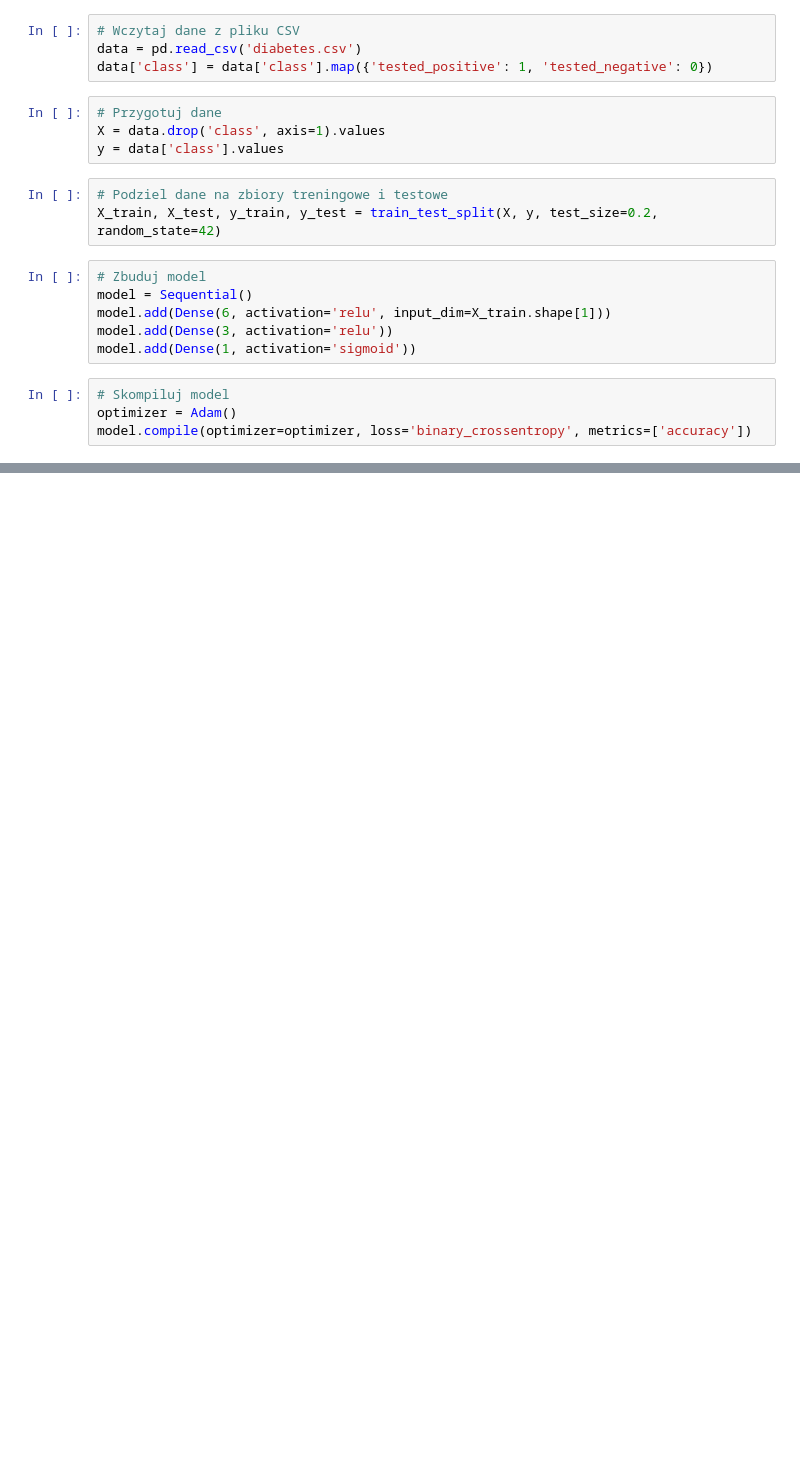
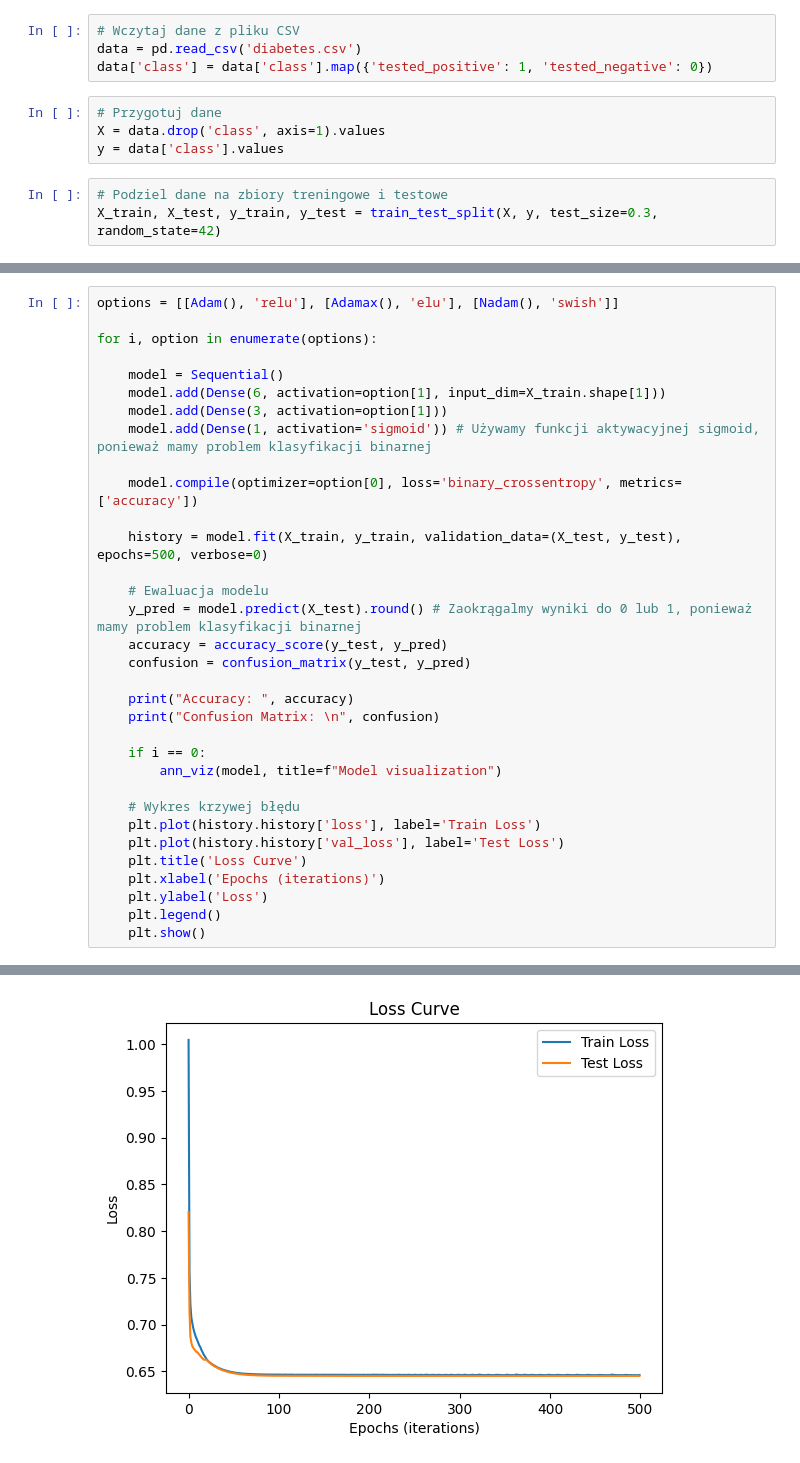
Before and after one commit to Karol-Wisniewski/ComputationalIntelligence, a Jupyter notebook: Lab06/zad4.ipynb, the cells around one changed output, grey strips where cells are left out. Cells and saved outputs as stored; diff of their text form; blank space fills up the shorter version.

```diff
--- a/Lab06/zad4.ipynb
+++ b/Lab06/zad4.ipynb
@@ -17,14 +23,4 @@ X = data.drop('class', axis=1).values
 y = data['class'].values
 # %%
 # Podziel dane na zbiory treningowe i testowe
-X_train, X_test, y_train, y_test = train_test_split(X, y, test_size=0.2, random_state=42)
+X_train, X_test, y_train, y_test = train_test_split(X, y, test_size=0.3, random_state=42)
-# %%
-# Zbuduj model
-model = Sequential()
-model.add(Dense(6, activation='relu', input_dim=X_train.shape[1]))
-model.add(Dense(3, activation='relu'))
-model.add(Dense(1, activation='sigmoid'))
-# %%
-# Skompiluj model
-optimizer = Adam()
-model.compile(optimizer=optimizer, loss='binary_crossentropy', metrics=['accuracy'])
@@ -62,0 +31,34 @@ plt.show()
+# %%
+options = [[Adam(), 'relu'], [Adamax(), 'elu'], [Nadam(), 'swish']]
+
+for i, option in enumerate(options):
+
+    model = Sequential()
+    model.add(Dense(6, activation=option[1], input_dim=X_train.shape[1]))
+    model.add(Dense(3, activation=option[1]))
+    model.add(Dense(1, activation='sigmoid')) # Używamy funkcji aktywacyjnej sigmoid, ponieważ mamy problem klasyfikacji binarnej
+
+    model.compile(optimizer=option[0], loss='binary_crossentropy', metrics=['accuracy'])
+
+    history = model.fit(X_train, y_train, validation_data=(X_test, y_test), epochs=500, verbose=0)
+
+    # Ewaluacja modelu
+    y_pred = model.predict(X_test).round() # Zaokrągalmy wyniki do 0 lub 1, ponieważ mamy problem klasyfikacji binarnej
+    accuracy = accuracy_score(y_test, y_pred)
+    confusion = confusion_matrix(y_test, y_pred)
+
+    print("Accuracy: ", accuracy)
+    print("Confusion Matrix: \n", confusion)
+
+    if i == 0:
+        ann_viz(model, title=f"Model visualization")
+
+    # Wykres krzywej błędu
+    plt.plot(history.history['loss'], label='Train Loss')
+    plt.plot(history.history['val_loss'], label='Test Loss')
+    plt.title('Loss Curve')
+    plt.xlabel('Epochs (iterations)')
+    plt.ylabel('Loss')
+    plt.legend()
+    plt.show()
+# %% [output]
@@ -62,0 +70 @@ plt.show()
+[figure, added]
```
Also changed, not shown: parts of 8 cells of this notebook, 5 other files.
